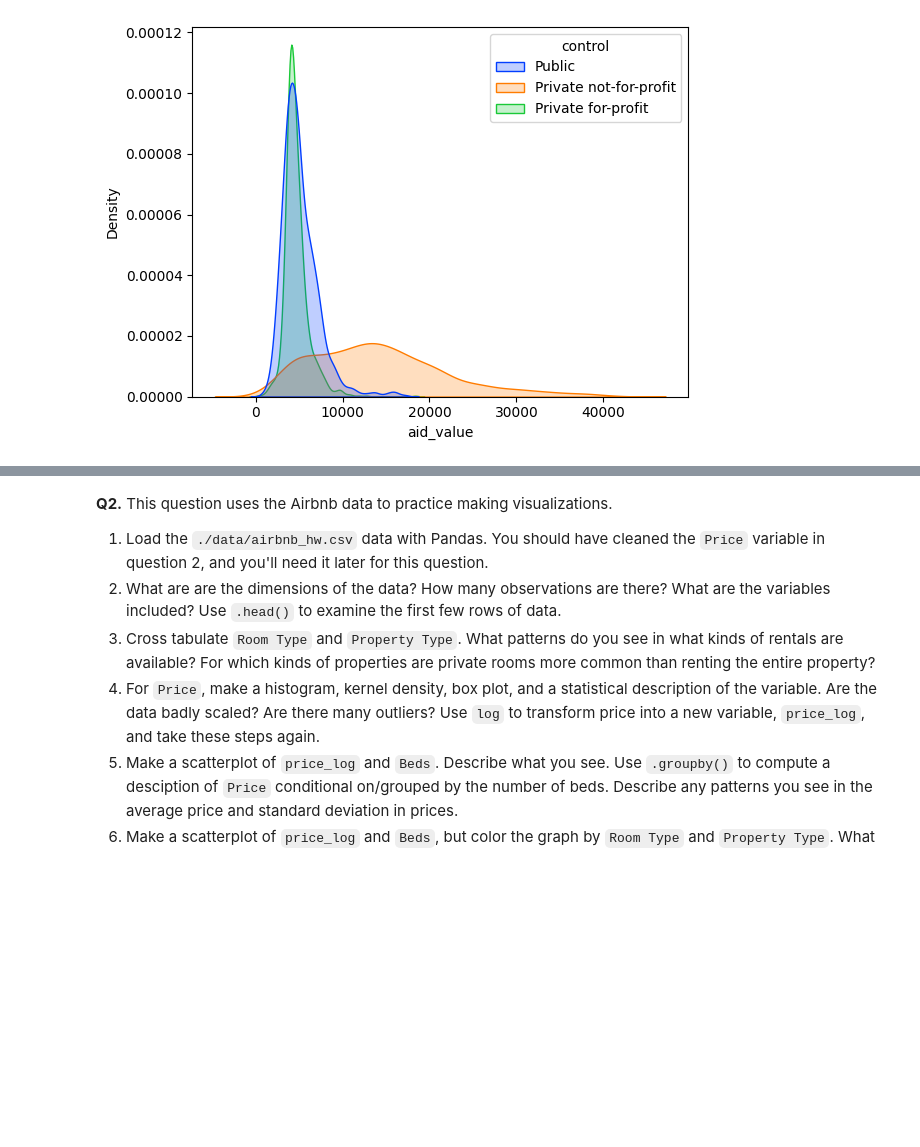
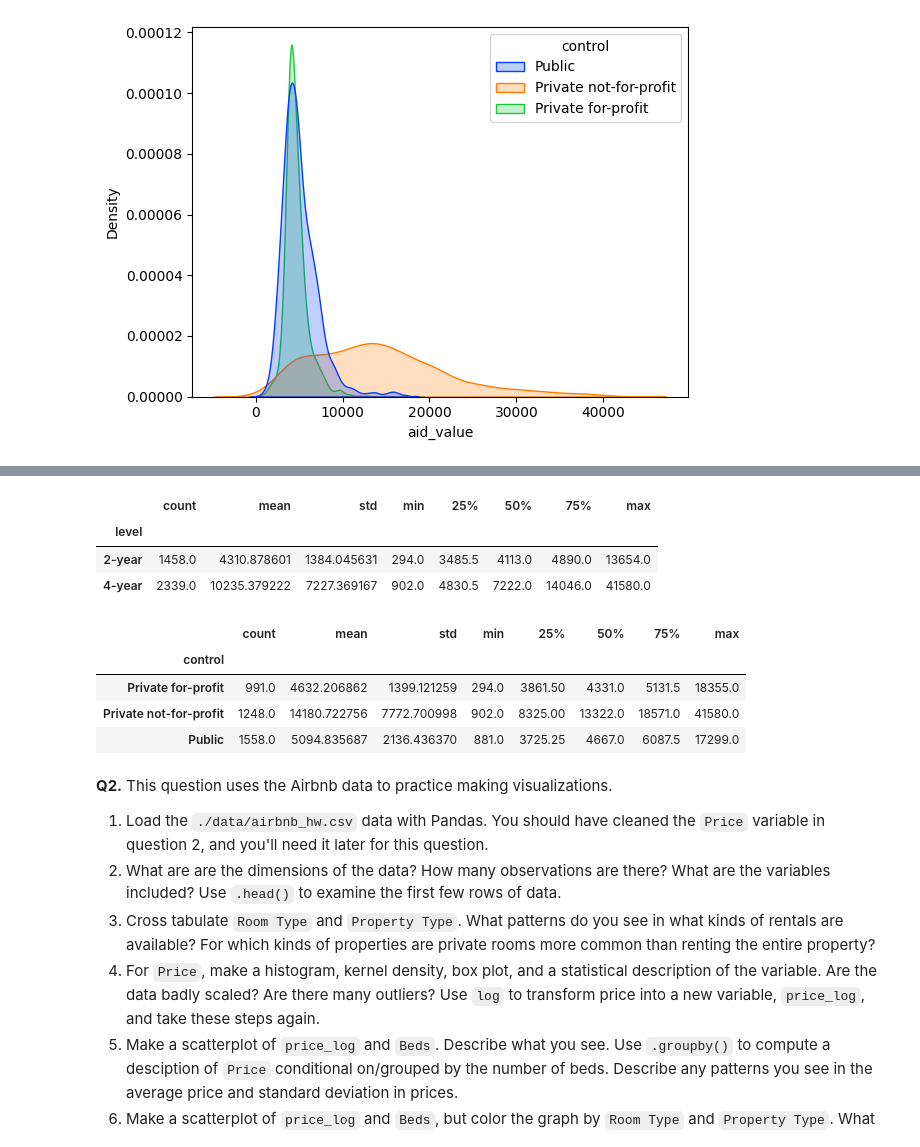
Before and after one commit to adaire2/visualization, a Jupyter notebook: assignment/assignment.ipynb, the cells around one changed output, grey strips where cells are left out. Cells and saved outputs as stored; diff of their text form; code cells hidden in the pictures; blank space fills up the shorter version.

```diff
--- a/assignment/assignment.ipynb
+++ b/assignment/assignment.ipynb
@@ -142,3 +149,20 @@ sns.kdeplot(data=cc, x=cc['aid_value'], hue = cc['control'] , fill = True, palet
+# %%
+aidgroupL = cc['aid_value'].groupby(cc['level'])
+aidgroupL.describe()
+# %% [output]
+|  | count | mean | std | min | 25% | 50% | 75% | max |
+| level |  |  |  |  |  |  |  |  |
+| 2-year | 1458.0 | 4310.878601 | 1384.045631 | 294.0 | 3485.5 | 4113.0 | 4890.0 | 13654.0 |
+| 4-year | 2339.0 | 10235.379222 | 7227.369167 | 902.0 | 4830.5 | 7222.0 | 14046.0 | 41580.0 |
+# %%
+aidgroupC = cc['aid_value'].groupby(cc['control'])
+aidgroupC.describe()
+# %% [output]
+|  | count | mean | std | min | 25% | 50% | 75% | max |
+| control |  |  |  |  |  |  |  |  |
+| Private for-profit | 991.0 | 4632.206862 | 1399.121259 | 294.0 | 3861.50 | 4331.0 | 5131.5 | 18355.0 |
+| Private not-for-profit | 1248.0 | 14180.722756 | 7772.700998 | 902.0 | 8325.00 | 13322.0 | 18571.0 | 41580.0 |
+| Public | 1558.0 | 5094.835687 | 2136.436370 | 881.0 | 3725.25 | 4667.0 | 6087.5 | 17299.0 |
 # %% [markdown]
 **Q2.** This question uses the Airbnb data to practice making visualizations.
 
```
Also changed, not shown: parts of 2 cells of this notebook.
